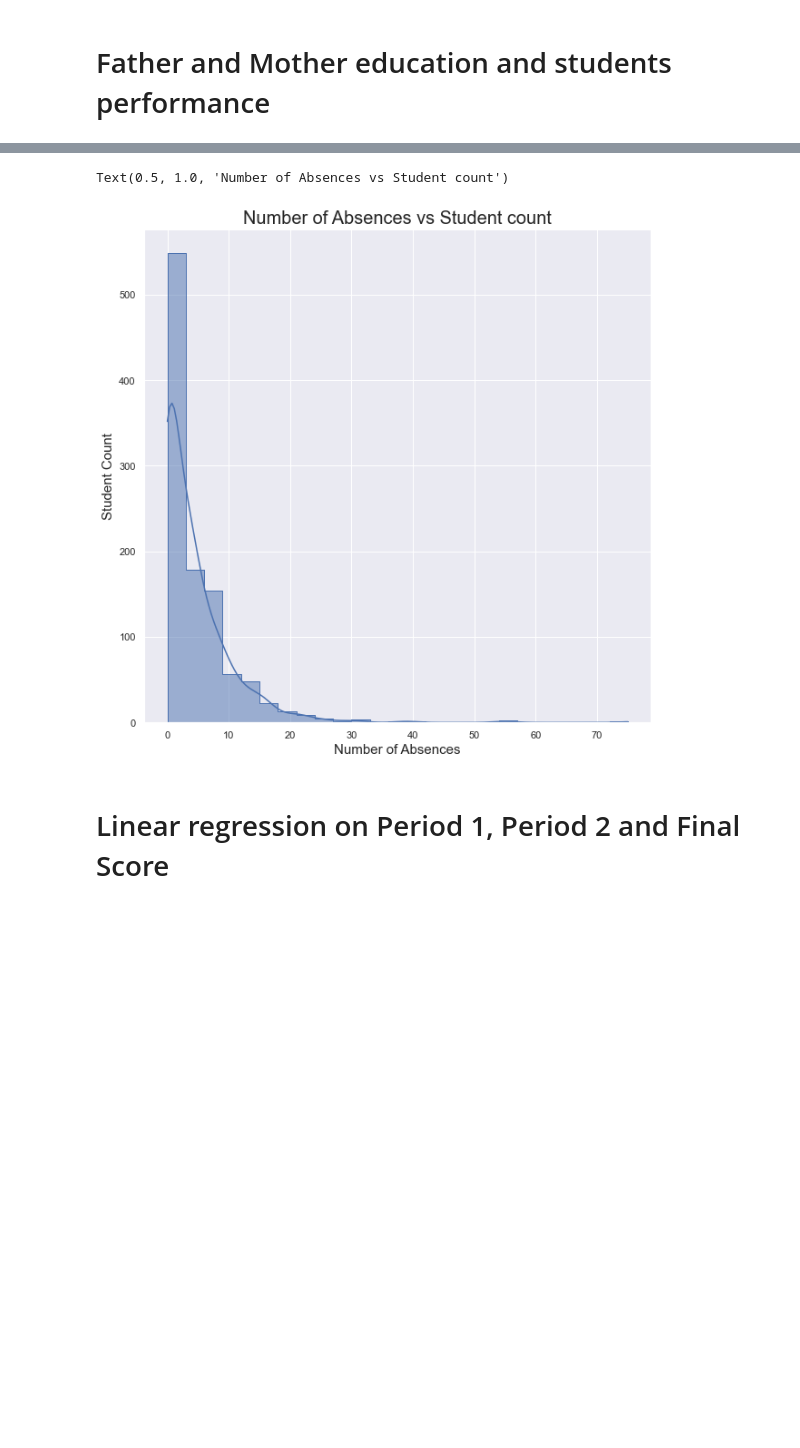
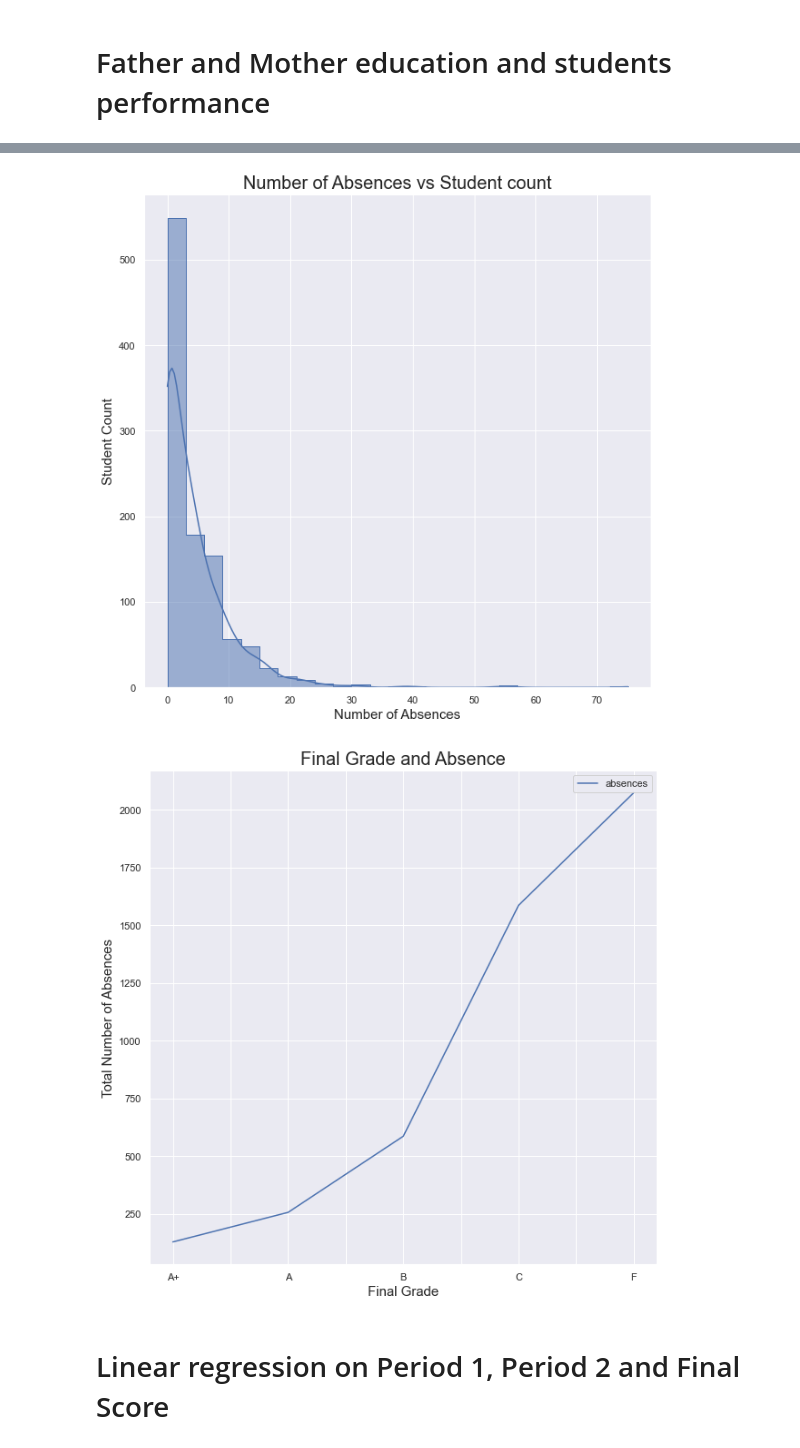
Before and after one commit to lekshmicnair/Final-Project, a Jupyter notebook: machine_learning_student_analysis.ipynb, the cells around one changed output, grey strips where cells are left out. Cells and saved outputs as stored; diff of their text form; code cells hidden in the pictures; blank space fills up the shorter version.

```diff
--- a/machine_learning_student_analysis.ipynb
+++ b/machine_learning_student_analysis.ipynb
@@ -387,6 +367,6 @@ sns.histplot(student_data_df['absences'], kde=True,  element="step", binwidth=3)
 plt.xlabel('Number of Absences', fontsize=15)
 plt.ylabel('Student Count', fontsize=15)
 plt.title('Number of Absences vs Student count', fontsize=20)
+plt.savefig ('Visualizations/absences.png')
 # %% [output]
-Text(0.5, 1.0, 'Number of Absences vs Student count')
 [figure]
@@ -400,3 +373,14 @@ Text(0.5, 1.0, 'Number of Absences vs Student count')
+# %%
+student_absence= student_data_df.filter(['final_letter_grade','absences'], axis=1)
+student_absence_groupby=student_absence.groupby(['final_letter_grade']).sum().sort_values(by='absences')
+student_absence_groupby
+student_absence_groupby.plot.line(figsize=(10,10))
+plt.xlabel('Final Grade', fontsize=15)
+plt.ylabel('Total Number of Absences', fontsize=15)
+plt.title('Final Grade and Absence', fontsize=20)
+plt.savefig ('Visualizations/absences_1.png')
+# %% [output]
+[figure, added]
 # %% [markdown]
 # Linear regression on Period 1, Period 2 and Final Score
 # %%
```
Also changed, not shown: parts of 24 cells of this notebook, 20 other files.
